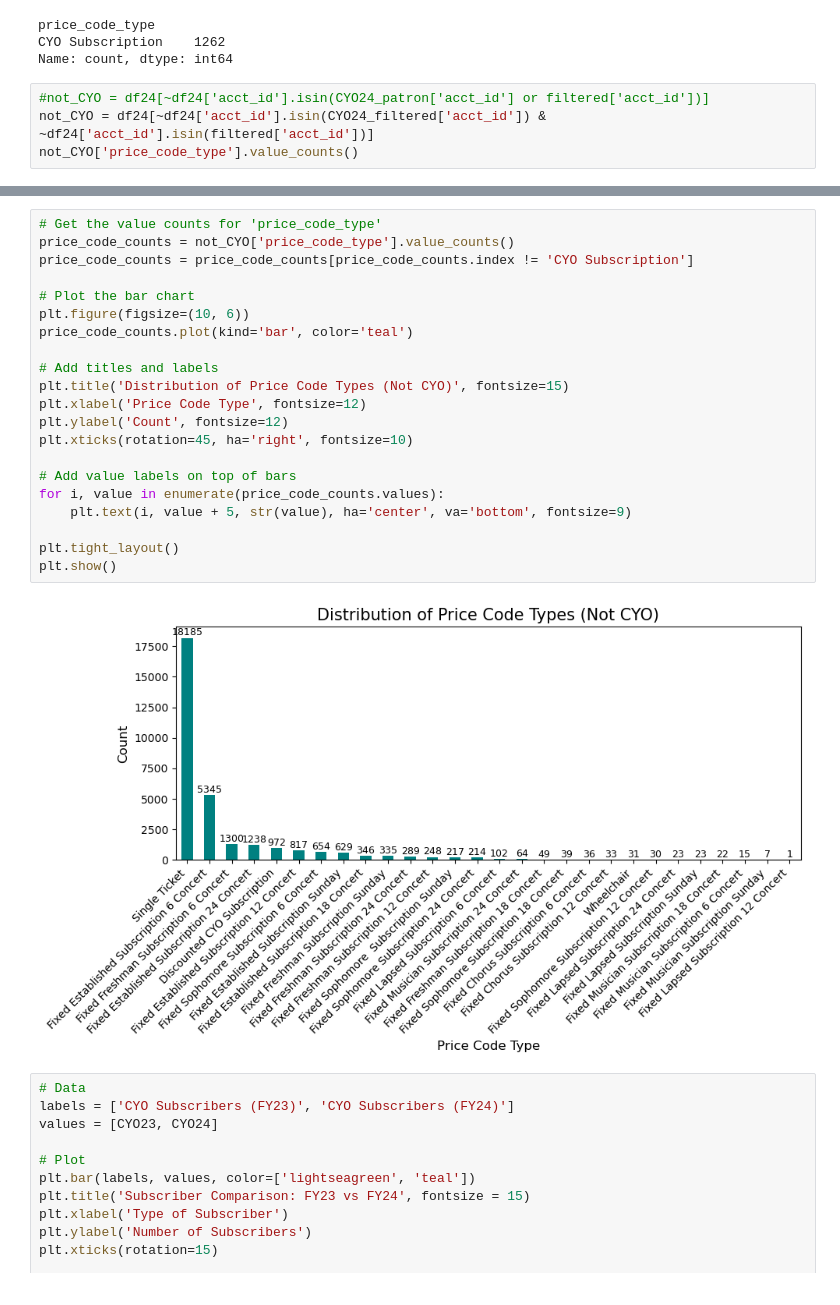
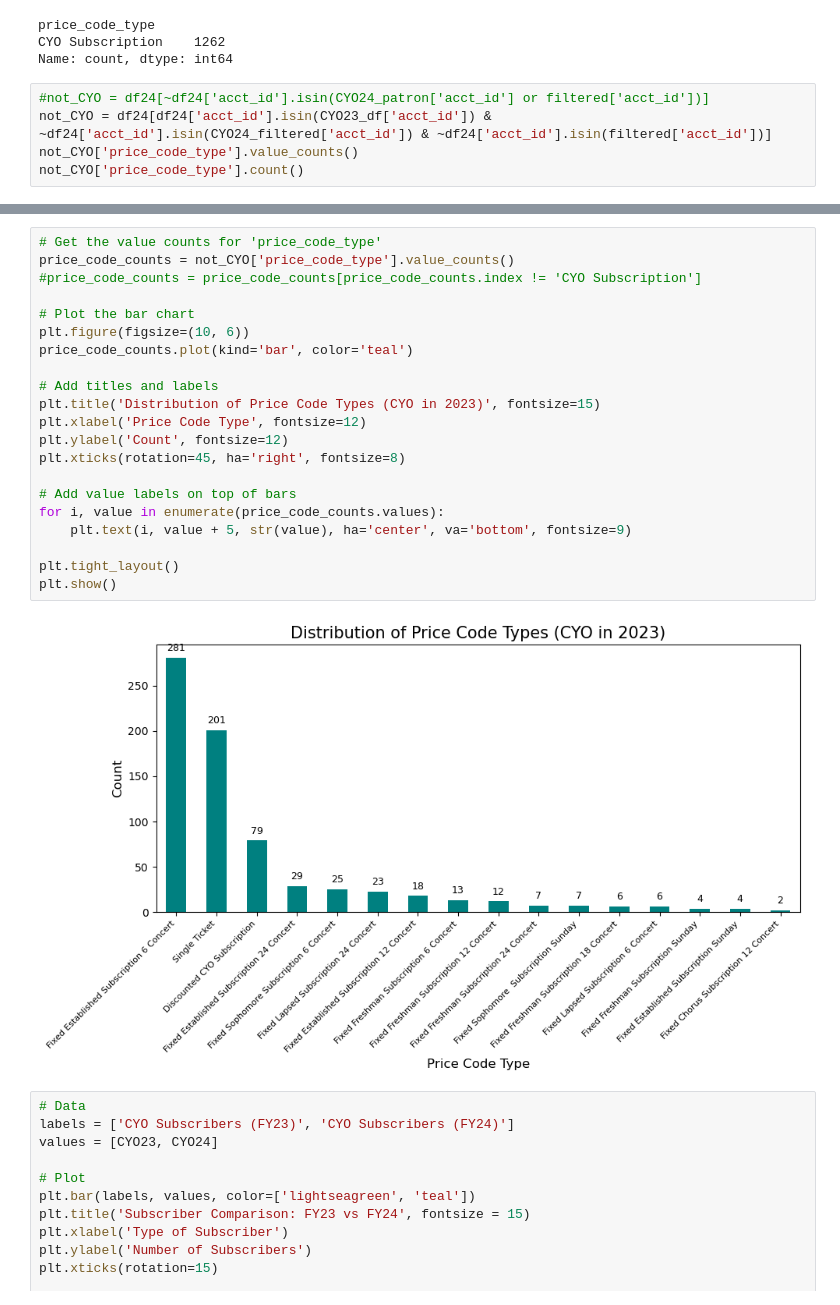
Before and after one commit to gabriela-ilinca/ASO, a Jupyter notebook: briana_workbook.ipynb, the cells around one changed output, grey strips where cells are left out. Saved outputs shown, nothing was run; the diff lists cells and outputs as text.

Commit message:
new visualization

```diff
--- a/briana_workbook.ipynb
+++ b/briana_workbook.ipynb
@@ -286,6 +286,7 @@ CYO Subscription    1262
 Name: count, dtype: int64
 # %%
 #not_CYO = df24[~df24['acct_id'].isin(CYO24_patron['acct_id'] or filtered['acct_id'])]
-not_CYO = df24[~df24['acct_id'].isin(CYO24_filtered['acct_id']) & ~df24['acct_id'].isin(filtered['acct_id'])]
+not_CYO = df24[df24['acct_id'].isin(CYO23_df['acct_id']) & ~df24['acct_id'].isin(CYO24_filtered['acct_id']) & ~df24['acct_id'].isin(filtered['acct_id'])]
 not_CYO['price_code_type'].value_counts()
+not_CYO['price_code_type'].count()
 # %% [output]
@@ -309,26 +294,26 @@ Name: count, dtype: int64
 # %%
 # Get the value counts for 'price_code_type'
 price_code_counts = not_CYO['price_code_type'].value_counts()
-price_code_counts = price_code_counts[price_code_counts.index != 'CYO Subscription']
+#price_code_counts = price_code_counts[price_code_counts.index != 'CYO Subscription']
 
 # Plot the bar chart
 plt.figure(figsize=(10, 6))
 price_code_counts.plot(kind='bar', color='teal')
 
 # Add titles and labels
-plt.title('Distribution of Price Code Types (Not CYO)', fontsize=15)
+plt.title('Distribution of Price Code Types (CYO in 2023)', fontsize=15)
 plt.xlabel('Price Code Type', fontsize=12)
 plt.ylabel('Count', fontsize=12)
-plt.xticks(rotation=45, ha='right', fontsize=10)
+plt.xticks(rotation=45, ha='right', fontsize=8)
 
 # Add value labels on top of bars
 for i, value in enumerate(price_code_counts.values):
     plt.text(i, value + 5, str(value), ha='center', va='bottom', fontsize=9)
 
 plt.tight_layout()
 plt.show()
 # %% [output]
-[figure, old version]
+[figure, new version]
 # %%
 # Data
 labels = ['CYO Subscribers (FY23)', 'CYO Subscribers (FY24)']
```
Also changed, not shown: parts of 1 cell of this notebook.
